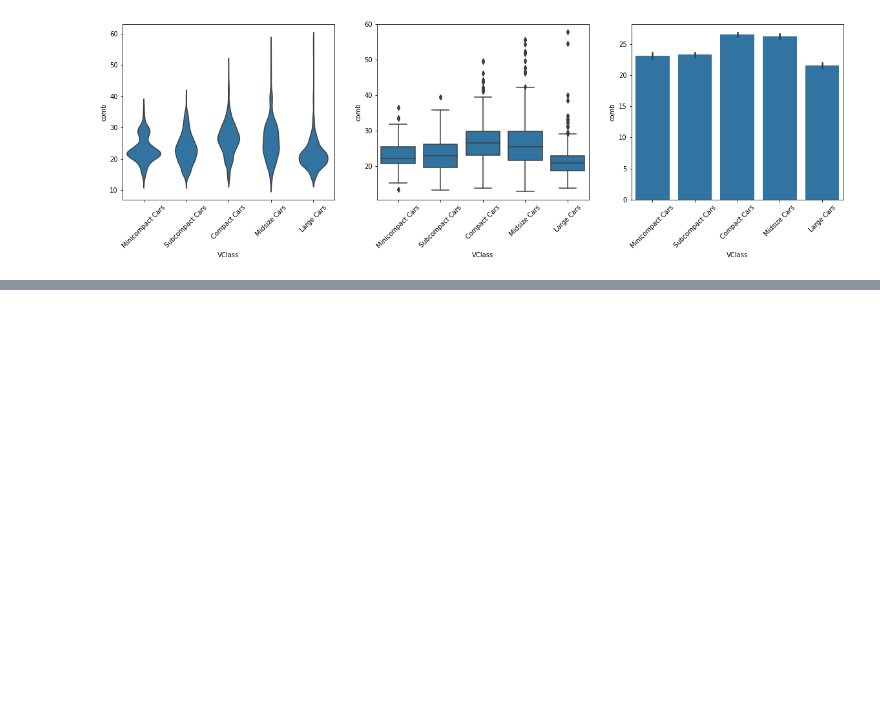
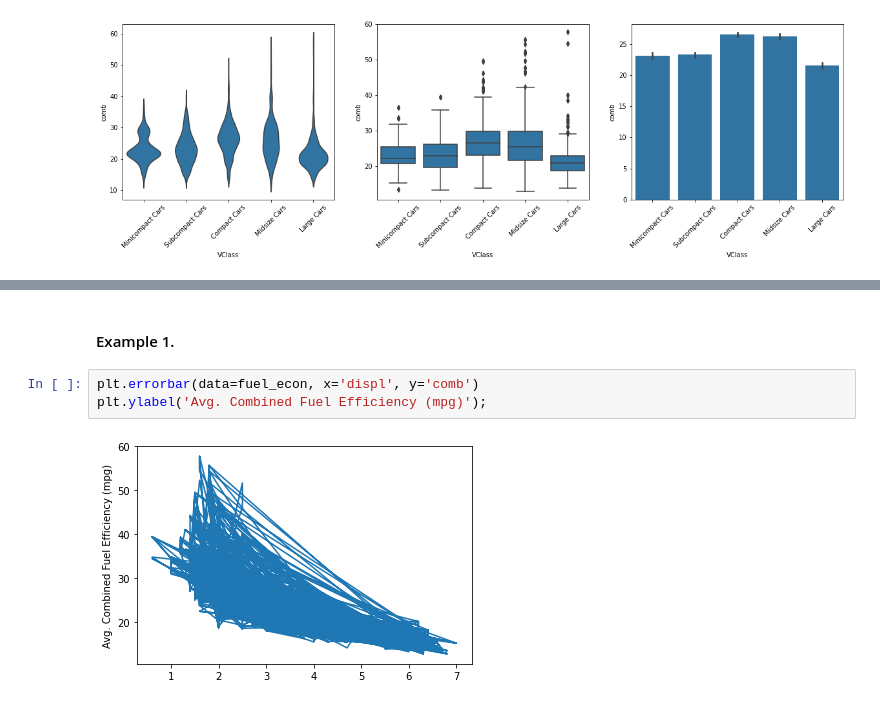
Before and after one commit to EsosaOrumwese/ALX-T-Nanodegree, a Jupyter notebook: Data Analytics/3. Data Visualization/Practice Notebook.ipynb, the cells around one changed output, grey strips where cells are left out. Saved outputs shown, nothing was run; the diff lists cells and outputs as text; blank space fills up the shorter version.

Commit message:
Line plot lesson and practice

```diff
--- a/Data Analytics/3. Data Visualization/Practice Notebook.ipynb
+++ b/Data Analytics/3. Data Visualization/Practice Notebook.ipynb
@@ -1089,0 +1097,7 @@ plt.xticks(rotation=45);
+# %% [markdown]
+#### Example 1.
+# %%
+plt.errorbar(data=fuel_econ, x='displ', y='comb')
+plt.ylabel('Avg. Combined Fuel Efficiency (mpg)');
+# %% [output]
+[figure, added]
```
Also changed, not shown: parts of 14 cells of this notebook.
